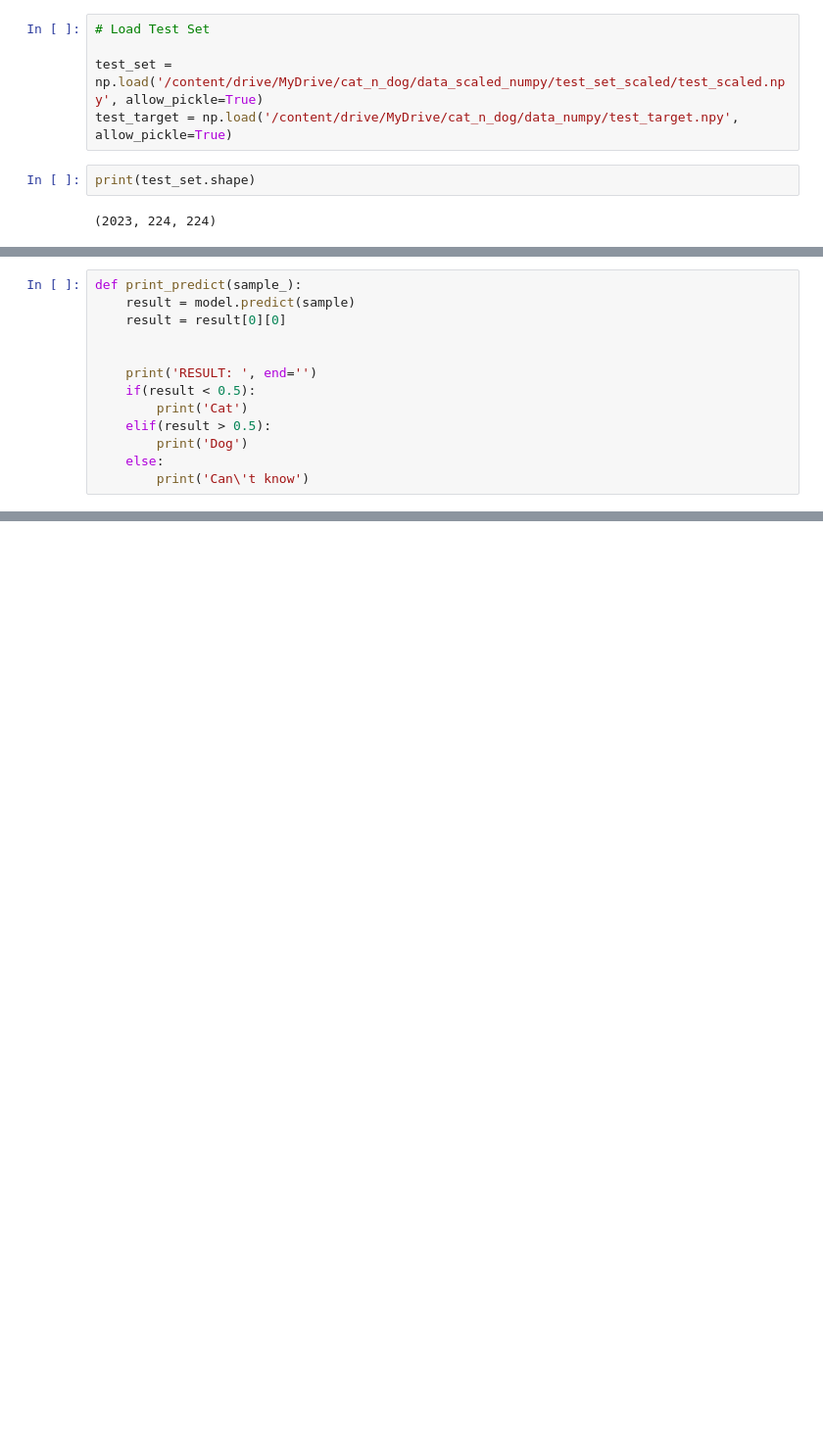
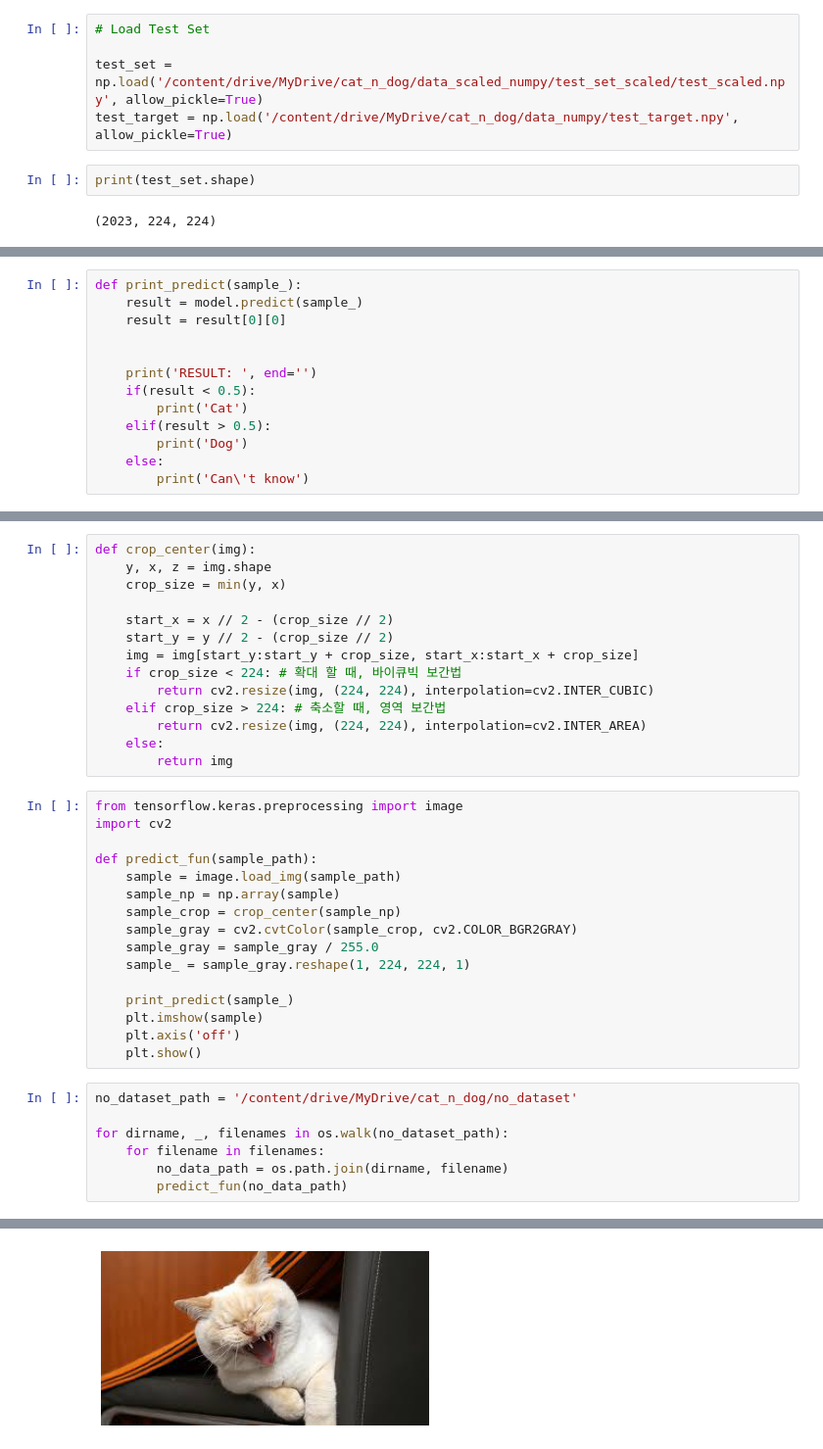
Before and after one commit to drawcodeboy/Cat_n_Dog_Classification, a Jupyter notebook: cat_n_dog_modeling_ver2.ipynb, the cells around one changed output, grey strips where cells are left out. Shown: that part at 98% size. Drawn from its saved outputs; the diff is of its cells as text; blank space fills up the shorter version.

```diff
--- a/cat_n_dog_modeling_ver2.ipynb
+++ b/cat_n_dog_modeling_ver2.ipynb
@@ -228,6 +205,6 @@ plt.show()
 # %%
 def print_predict(sample_):
-    result = model.predict(sample)
+    result = model.predict(sample_)
     result = result[0][0]
 
 
@@ -245,0 +218,38 @@ RESULT: Cat
+# %%
+def crop_center(img):
+    y, x, z = img.shape
+    crop_size = min(y, x)
+
+    start_x = x // 2 - (crop_size // 2)
+    start_y = y // 2 - (crop_size // 2)
+    img = img[start_y:start_y + crop_size, start_x:start_x + crop_size]
+    if crop_size < 224: # 확대 할 때, 바이큐빅 보간법
+        return cv2.resize(img, (224, 224), interpolation=cv2.INTER_CUBIC)
+    elif crop_size > 224: # 축소할 때, 영역 보간법
+        return cv2.resize(img, (224, 224), interpolation=cv2.INTER_AREA)
+    else:
+        return img
+# %%
+from tensorflow.keras.preprocessing import image
+import cv2
+
+def predict_fun(sample_path):
+    sample = image.load_img(sample_path)
+    sample_np = np.array(sample)
+    sample_crop = crop_center(sample_np)
+    sample_gray = cv2.cvtColor(sample_crop, cv2.COLOR_BGR2GRAY)
+    sample_gray = sample_gray / 255.0
+    sample_ = sample_gray.reshape(1, 224, 224, 1)
+
+    print_predict(sample_)
+    plt.imshow(sample)
+    plt.axis('off')
+    plt.show()
+# %%
+no_dataset_path = '/content/drive/MyDrive/cat_n_dog/no_dataset'
+
+for dirname, _, filenames in os.walk(no_dataset_path):
+    for filename in filenames:
+        no_data_path = os.path.join(dirname, filename)
+        predict_fun(no_data_path)
+# %% [output]
@@ -245,0 +258 @@ RESULT: Cat
+[figure, added]
```
Also changed, not shown: parts of 12 cells of this notebook.
